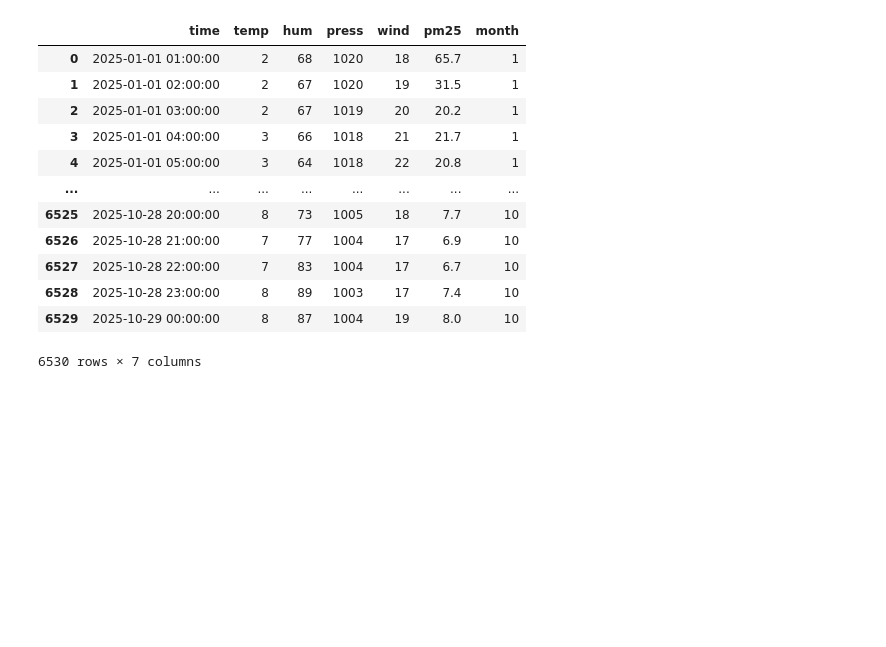
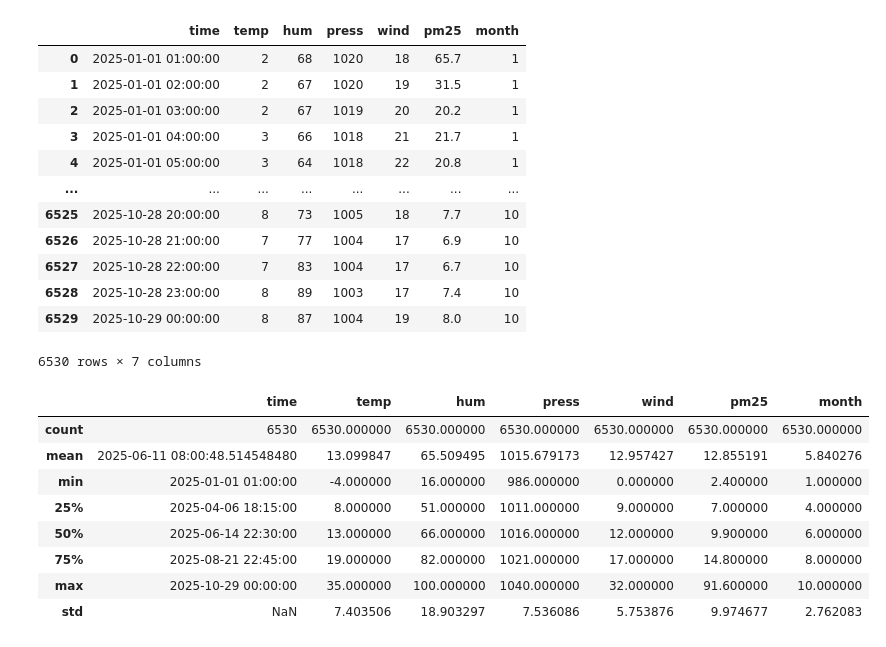
Before and after one commit to zochowskitomasz/AirPollutionPredictor, a Jupyter notebook: baseline_predictor/smog_predictor.ipynb, the cells around one changed output. Saved outputs shown, nothing was run; the diff lists cells and outputs as text; code cells hidden in the pictures; blank space fills up the shorter version.

```diff
--- a/baseline_predictor/smog_predictor.ipynb
+++ b/baseline_predictor/smog_predictor.ipynb
@@ -51,4 +51,16 @@ df2025
 | 6528 | 2025-10-28 23:00:00 | 8 | 89 | 1003 | 17 | 7.4 | 10 |
 | 6529 | 2025-10-29 00:00:00 | 8 | 87 | 1004 | 19 | 8.0 | 10 |
 6530 rows × 7 columns
+# %%
+df2025.describe()
+# %% [output]
+|  | time | temp | hum | press | wind | pm25 | month |
+| count | 6530 | 6530.000000 | 6530.000000 | 6530.000000 | 6530.000000 | 6530.000000 | 6530.000000 |
+| mean | 2025-06-11 08:00:48.514548480 | 13.099847 | 65.509495 | 1015.679173 | 12.957427 | 12.855191 | 5.840276 |
+| min | 2025-01-01 01:00:00 | -4.000000 | 16.000000 | 986.000000 | 0.000000 | 2.400000 | 1.000000 |
+| 25% | 2025-04-06 18:15:00 | 8.000000 | 51.000000 | 1011.000000 | 9.000000 | 7.000000 | 4.000000 |
+| 50% | 2025-06-14 22:30:00 | 13.000000 | 66.000000 | 1016.000000 | 12.000000 | 9.900000 | 6.000000 |
+| 75% | 2025-08-21 22:45:00 | 19.000000 | 82.000000 | 1021.000000 | 17.000000 | 14.800000 | 8.000000 |
+| max | 2025-10-29 00:00:00 | 35.000000 | 100.000000 | 1040.000000 | 32.000000 | 91.600000 | 10.000000 |
+| std | NaN | 7.403506 | 18.903297 | 7.536086 | 5.753876 | 9.974677 | 2.762083 |
 # %%
```
Also changed, not shown: parts of 8 cells of this notebook, 4 other files.
